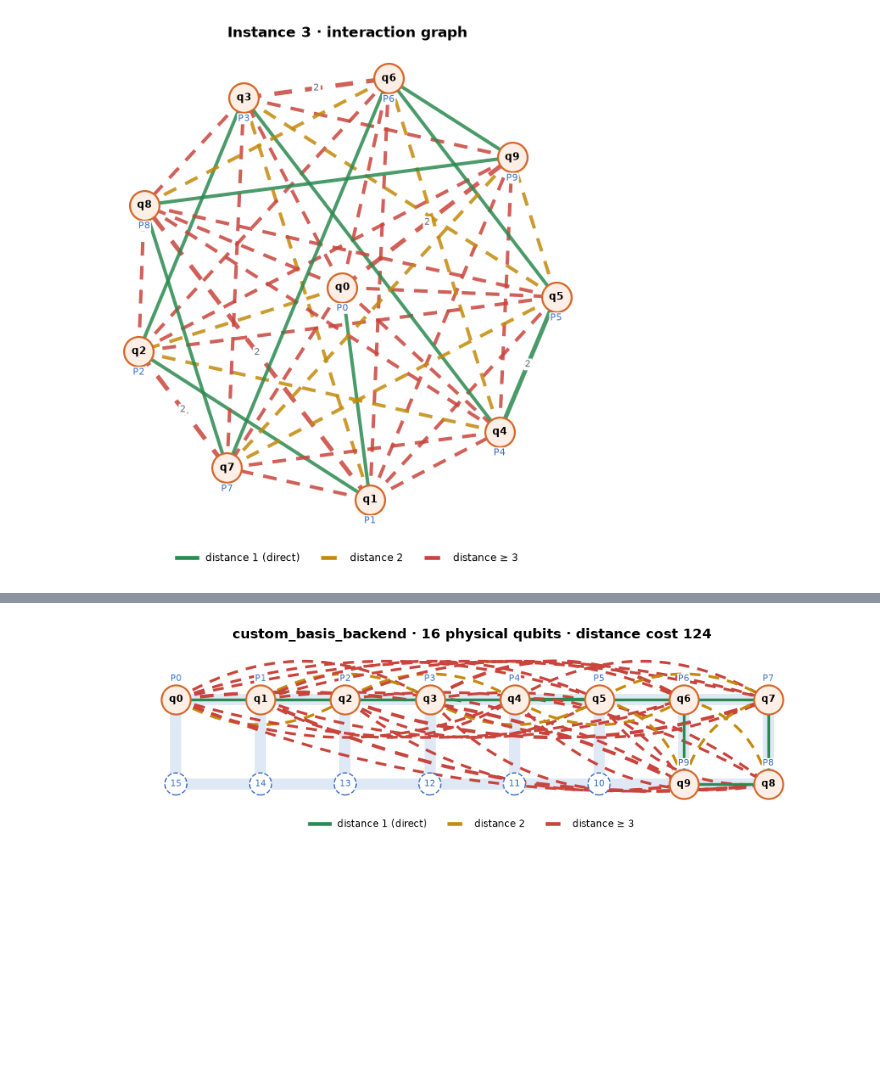
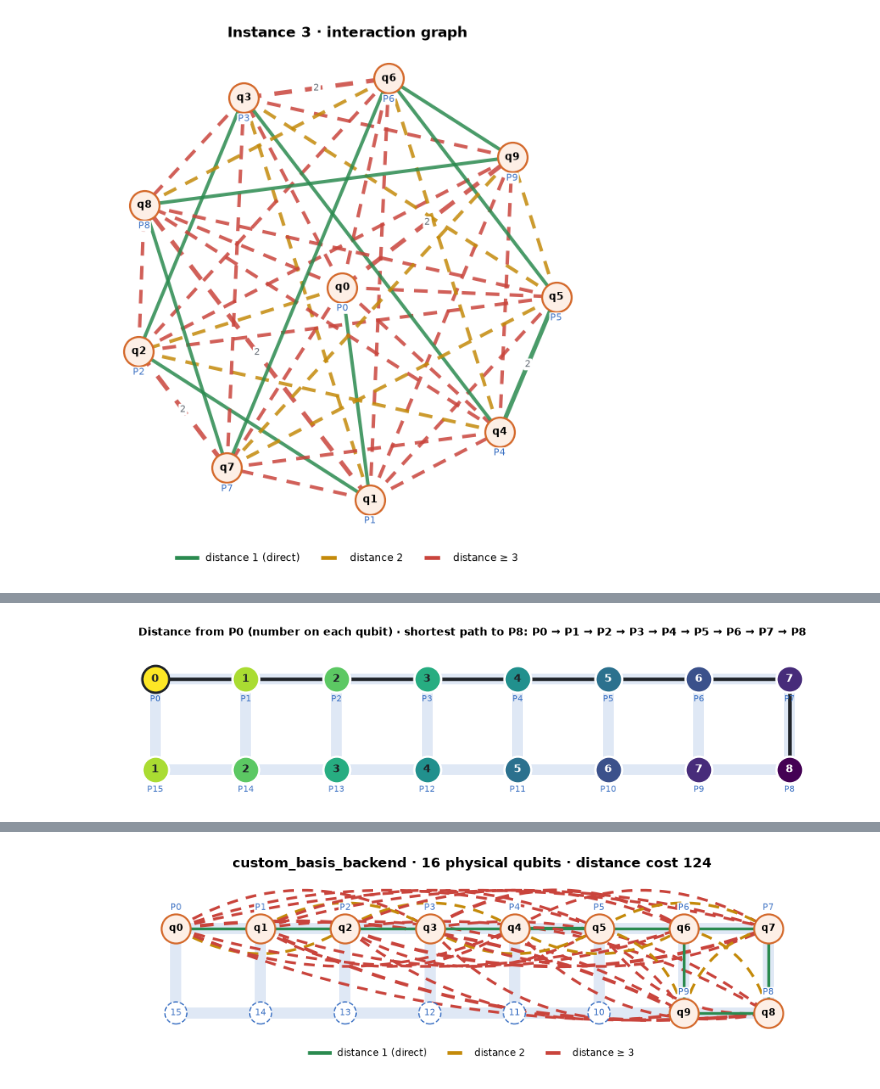
Before and after one commit to HugoHonorez/Projet-GOC, a Jupyter notebook: notebooks/00_instance_explorer.ipynb, the cells around one changed output, grey strips where cells are left out. Saved outputs shown, nothing was run; the diff lists cells and outputs as text; code cells hidden in the pictures; blank space fills up the shorter version.

```diff
--- a/notebooks/00_instance_explorer.ipynb
+++ b/notebooks/00_instance_explorer.ipynb
@@ -196,0 +204,53 @@ Le graphe de couplage réel de la puce (bandes bleues). Les qubits physiques occ
+# %%
+# Qubit physique de départ pour l'illustration des distances (à changer librement).
+DISTANCE_SOURCE = 0
+
+
+def shortest_path(instance, source, target):
+    """Un plus court chemin de `source` à `target` : on remonte depuis la cible en passant à chaque fois par un voisin plus proche d'un pas."""
+    # Voisins de chaque qubit physique.
+    neighbours = {p: set() for p in range(instance.m)}
+    for a, b in instance.edges:
+        neighbours[a].add(b)
+        neighbours[b].add(a)
+    path = [target]
+    while path[-1] != source:
+        current = path[-1]
+        # Parmi les voisins, on prend un qubit dont la distance à la source est plus petite d'exactement 1.
+        path.append(min(p for p in neighbours[current] if instance.distances[source, p] == instance.distances[source, current] - 1))
+    # Le chemin a été construit de la cible vers la source : on le remet dans l'ordre.
+    return path[::-1]
+
+
+def plot_distances_from(instance, coordinates, source):
+    """Puce colorée selon la distance au qubit `source`, avec un plus court chemin vers le qubit le plus éloigné."""
+    # Ligne `source` de la matrice des distances : distance de `source` à chaque qubit physique.
+    distances = instance.distances[source]
+    farthest = int(np.argmax(distances))
+    path = shortest_path(instance, source, farthest)
+    width = np.ptp(coordinates[:, 0]) + 1
+    height = np.ptp(coordinates[:, 1]) + 1
+    fig, ax = plt.subplots(figsize=(1.15 * width + 2, 1.15 * height + 1.4))
+    # Connexions de la puce.
+    for a, b in instance.edges:
+        ax.plot(*coordinates[[a, b]].T, color=PHYSICAL_SOFT, linewidth=9, solid_capstyle="round", zorder=1)
+    # Le plus court chemin, en noir.
+    for a, b in zip(path[:-1], path[1:]):
+        ax.plot(*coordinates[[a, b]].T, color="#1f2328", linewidth=3, zorder=2)
+    # Couleur des qubits : clair = proche, foncé = loin.
+    cmap = plt.get_cmap("viridis_r")
+    for p, (x, y) in enumerate(coordinates):
+        ax.scatter(x, y, s=520, color=cmap(distances[p] / max(distances.max(), 1)), edgecolors="#1f2328" if p == source else "white", linewidths=2, zorder=3)
+        ax.text(x, y, str(distances[p]), ha="center", va="center", fontsize=9, fontweight="bold", color="white" if distances[p] > distances.max() / 2 else "#1f2328", zorder=4)
+        ax.annotate(f"P{p}", (x, y), xytext=(0, -19), textcoords="offset points", ha="center", fontsize=7, color=PHYSICAL, zorder=4)
+    ax.set_title(f"Distance from P{source} (number on each qubit) · shortest path to P{farthest}: {' → '.join(f'P{p}' for p in path)}", fontsize=9, pad=14)
+    ax.invert_yaxis()
+    ax.set_aspect("equal")
+    ax.margins(0.08, 0.3)
+    ax.set_axis_off()
+    return fig
+
+
+plot_distances_from(instance, coordinates, DISTANCE_SOURCE);
+# %% [output]
+[figure, added]
```
Also changed, not shown: parts of 28 cells of this notebook, 40 other files.
